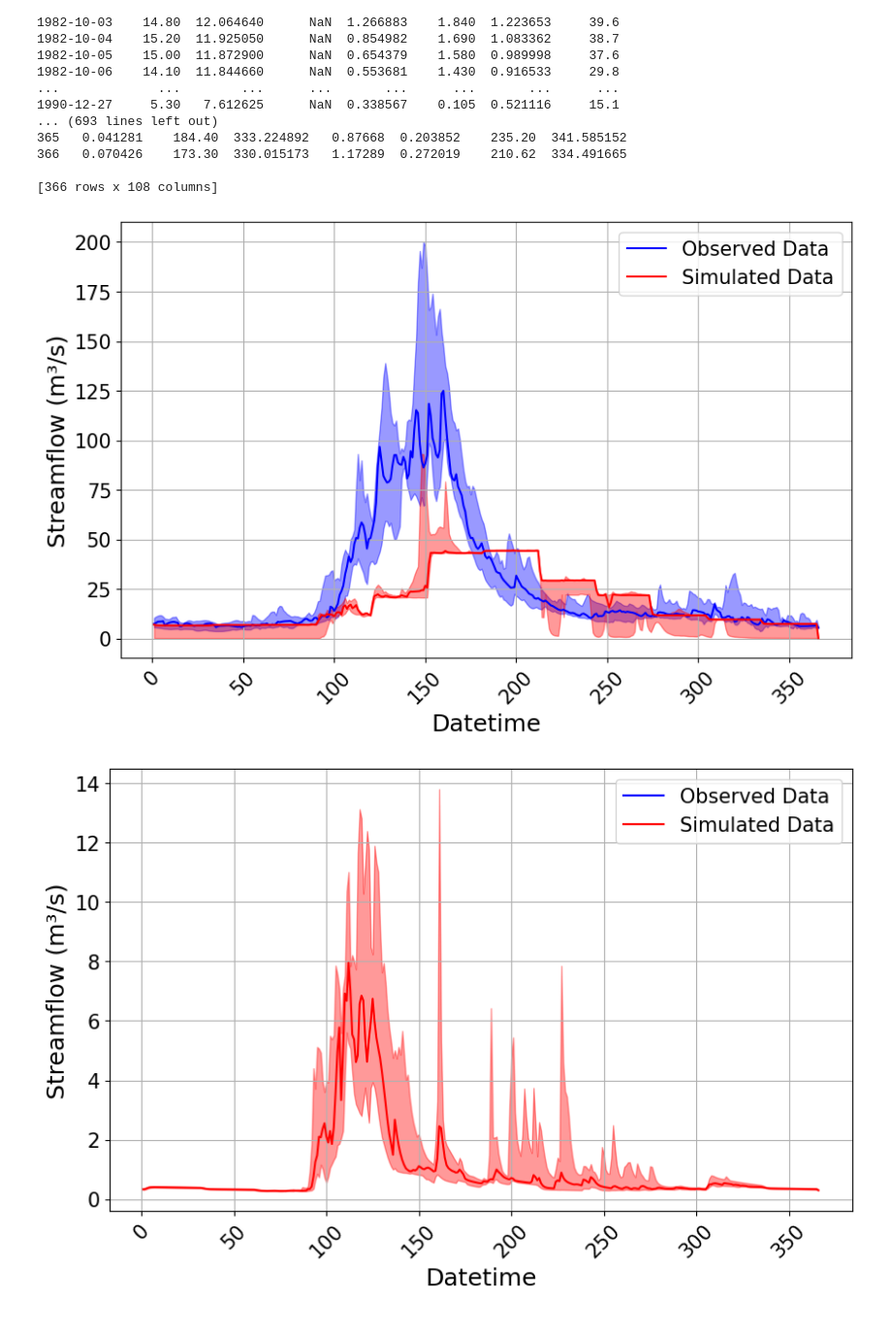
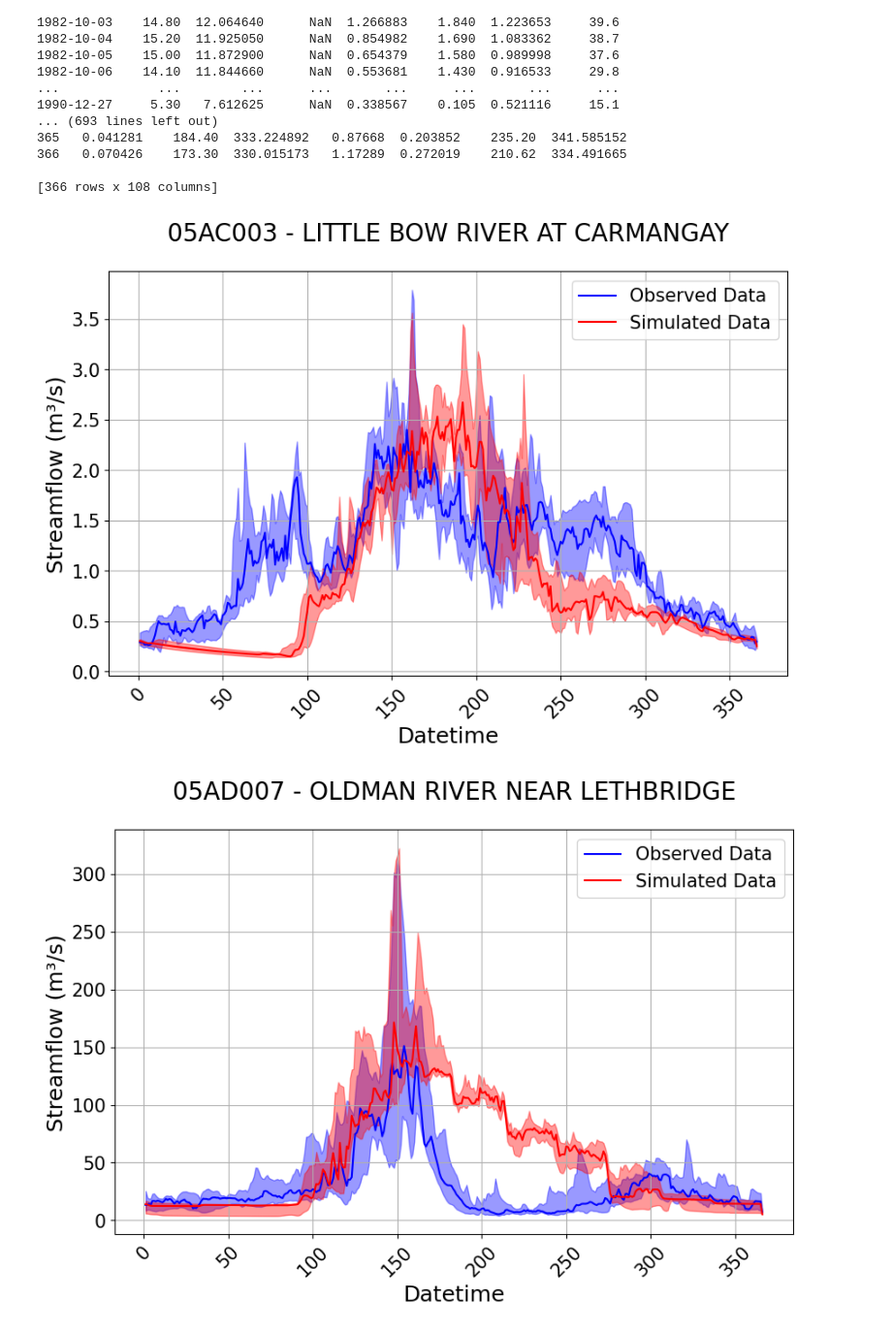
Before and after one commit to UchechukwuUdenze/NHS_PostProcessing, a Jupyter notebook: docs/source/notebooks/Examples.ipynb, the cells around one changed output. Shown at 97% size. Drawn from its saved outputs; the diff is of its cells as text; code cells hidden in the pictures.

```diff
--- a/docs/source/notebooks/Examples.ipynb
+++ b/docs/source/notebooks/Examples.ipynb
@@ -680,17 +678,17 @@ DF:
 [366 rows x 108 columns]
 # %%
 visuals.bounded_plot(
-    lines = DATAFRAMES["LONG_TERM_MEDIAN"].iloc[:, [0, 1, 2, 3, 4, 5]],
+    lines = DATAFRAMES["LONG_TERM_MEDIAN"].iloc[:, [4, 5, 6, 7]],
 #     upper_bounds = [DATAFRAMES["LONG_TERM_Q75"], DATAFRAMES["LONG_TERM_MAX"]],
 #     lower_bounds = [DATAFRAMES["LONG_TERM_Q25"], DATAFRAMES["LONG_TERM_MIN"]],
-    upper_bounds = [DATAFRAMES["LONG_TERM_Q75"]],
-    lower_bounds = [DATAFRAMES["LONG_TERM_Q25"]],
-#     title='Long Term Aggregation by days of the Year',
+    upper_bounds = [DATAFRAMES["LONG_TERM_Q75"].iloc[:, [4, 5, 6, 7]]],
+    lower_bounds = [DATAFRAMES["LONG_TERM_Q25"].iloc[:, [4, 5, 6, 7]]],
+    title=['05AC003 - LITTLE BOW RIVER AT CARMANGAY','05AD007 - OLDMAN RIVER NEAR LETHBRIDGE'],
     linestyles=['r-', 'b-'],
     labels=['Datetime', 'Streamflow'],
     grid=True,
     transparency = [0.4, 0.4], #save = True
     )
 # %% [output]
-[figure, old version]
+[figure, new version]
-[figure, old version]
+[figure, new version]
```
Also changed, not shown: parts of 13 cells of this notebook.
